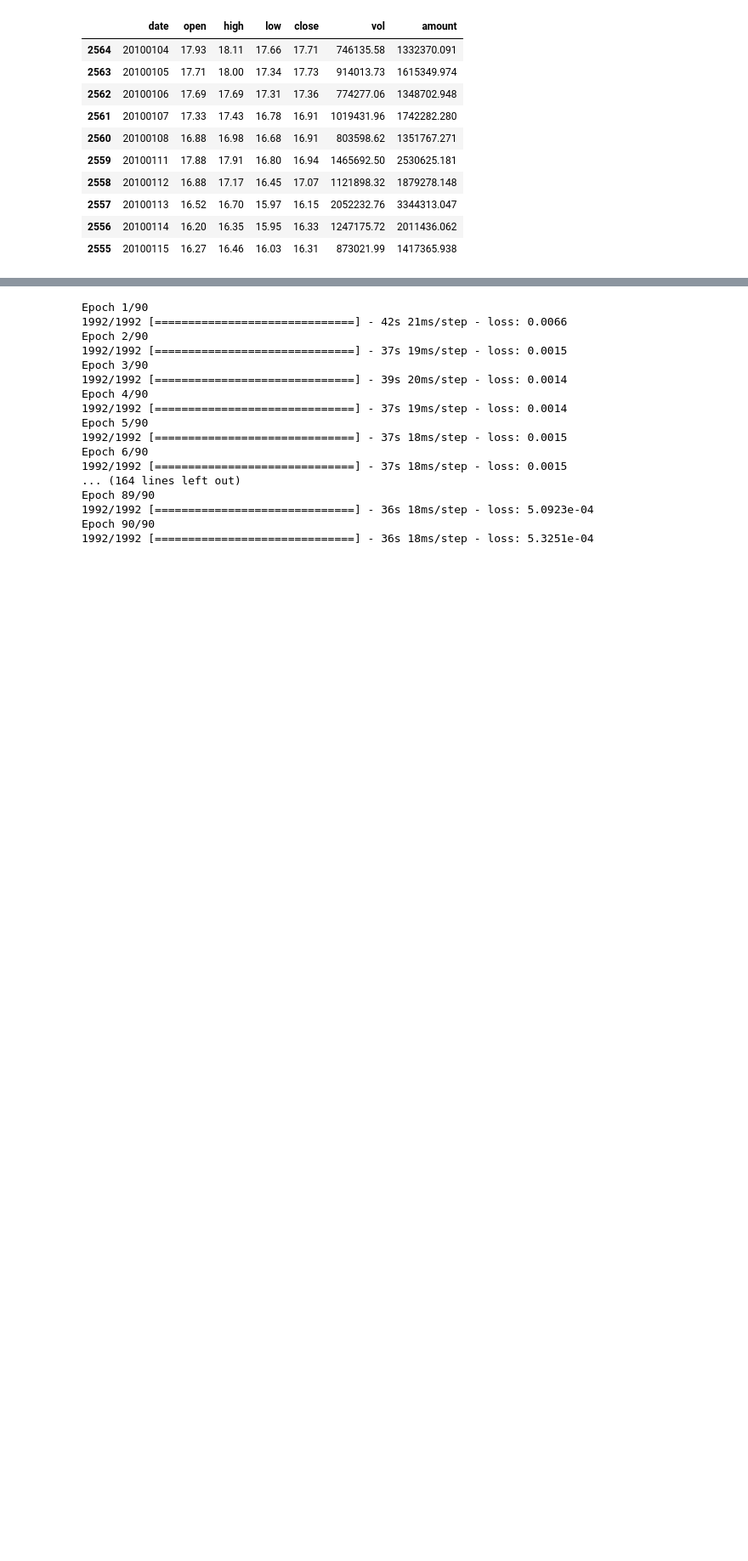
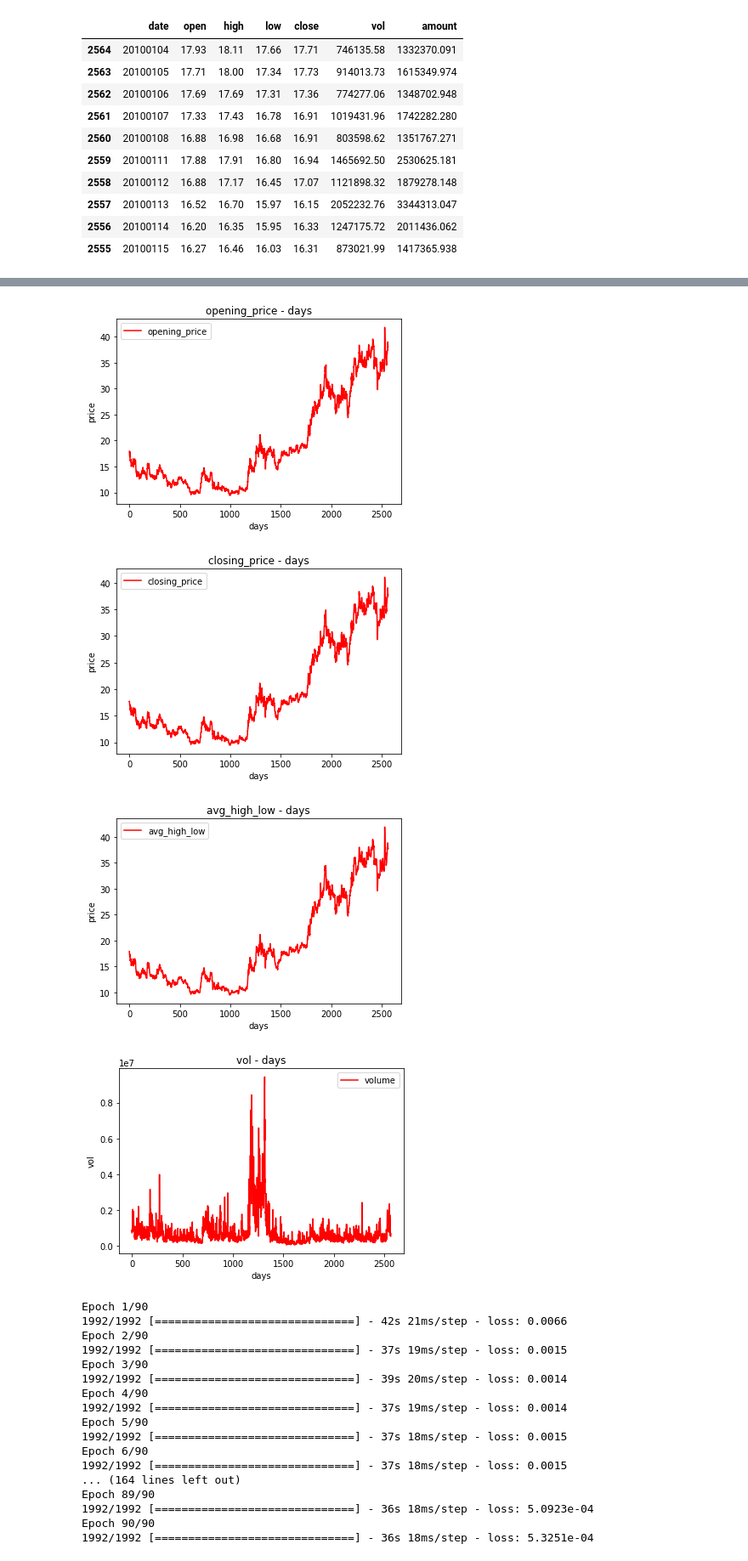
Before and after one commit to zxhx/DSND_capstone_project_investment-and-trading, a Jupyter notebook: Investment_and_Trading_LSTM.ipynb, the cells around one changed output, grey strips where cells are left out. Shown at 85% size. Saved outputs shown, nothing was run; the diff lists cells and outputs as text; code cells hidden in the pictures; blank space fills up the shorter version.

Commit message:
commit for visualization m

```diff
--- a/Investment_and_Trading_LSTM.ipynb
+++ b/Investment_and_Trading_LSTM.ipynb
@@ -44,7 +44,7 @@ def get_data(token, ts_code, start_date, end_date, save_path):
     return df
 # %%
 # get data,load data and check the 1st ten rows, 78d6
-df = get_data('77bd3efe782187c3356cf64a04479f16758d00f63abf096f54a4aac3', '600036.SH', '20100101', '20200821', "data/stock_cmb.csv")
+df = get_data('77bd3efe782187c3356cf64a04479f16758d00f63abf096f54a47aacd', '600036.SH', '20100101', '20200821', "data/stock_cmb.csv")
 df.head(10)
 # %% [output]
 |  | date | open | high | low | close | vol | amount |
@@ -58,6 +58,7 @@ df.head(10)
 | 2557 | 20100113 | 16.52 | 16.70 | 15.97 | 16.15 | 2052232.76 | 3344313.047 |
 | 2556 | 20100114 | 16.20 | 16.35 | 15.95 | 16.33 | 1247175.72 | 2011436.062 |
 | 2555 | 20100115 | 16.27 | 16.46 | 16.03 | 16.31 | 873021.99 | 1417365.938 |
-# %%
-# drop data with NA
-df = df.dropna()
+# %%
+# reindex and show head 10 rows
+df = df.reset_index(drop=True)
+df.head(10)
@@ -64,3 +93,18 @@ df = df.dropna()
+# %%
+## data visualization
+opening_price = df["open"]
+single_time_series_plot(opening_price, 'red', 'opening_price', 'days', 'price', 'opening_price - days')
+closing_price = df["close"]
+single_time_series_plot(closing_price, 'red', 'closing_price', 'days', 'price', 'closing_price - days')
+avg_high_low = (df['high']+df['low'])/2
+single_time_series_plot(avg_high_low, 'red', 'avg_high_low', 'days', 'price', 'avg_high_low - days')
+vol = df['vol']
+single_time_series_plot(vol, 'red', 'volume', 'days', 'vol', 'vol - days')
+# %% [output]
+[figure, added]
+[figure, added]
+[figure, added]
+[figure, added]
 # %%
 '''
 predict closing price of dataset using neural network using
```
Also changed, not shown: parts of 2 cells of this notebook, 2 other files.
